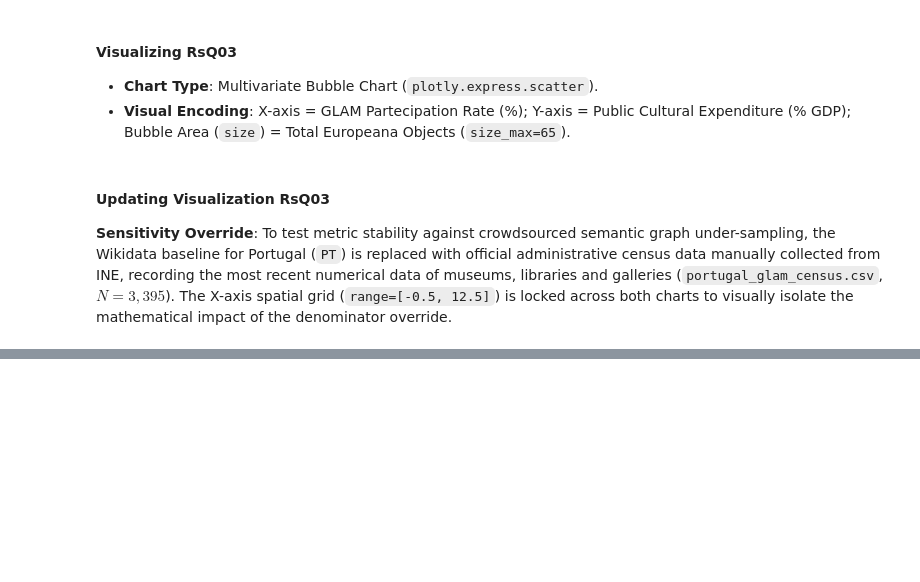
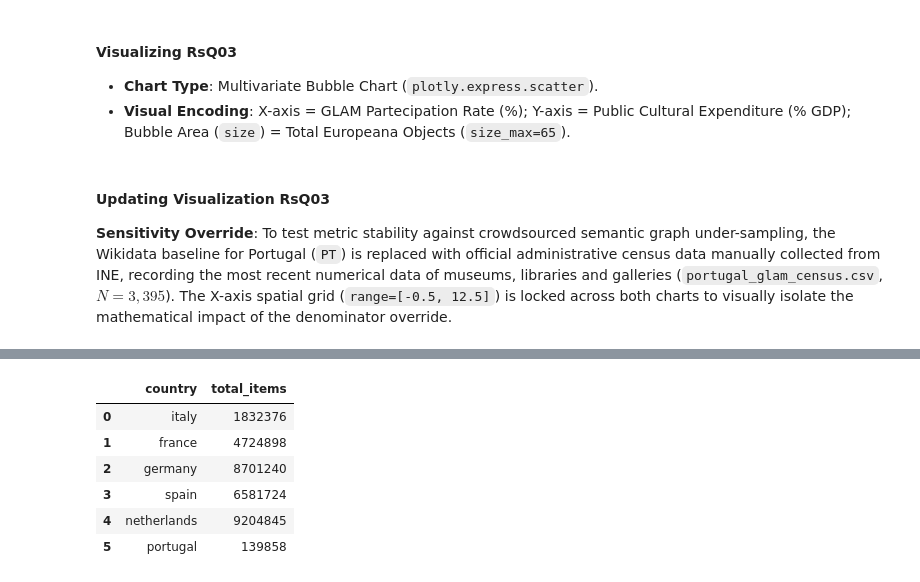
Before and after one commit to hexWitches/LODissea, a Jupyter notebook: notebook/LODissea_v1.ipynb, the cells around one changed output, grey strips where cells are left out. Drawn from its saved outputs; the diff is of its cells as text; code cells hidden in the pictures; blank space fills up the shorter version.

```diff
--- a/notebook/LODissea_v1.ipynb
+++ b/notebook/LODissea_v1.ipynb
@@ -627,0 +658,88 @@ fig3.show()
+# %%
+# Europeana Provider Data Collection
+import re
+
+TARGET_COUNTRIES = [
+    "italy", "france", "germany", "spain", "netherlands", "portugal",
+]
+LANG_BY_COUNTRY = {
+    "italy": "it", "france": "fr", "germany": "de",
+    "spain": "es", "netherlands": "nl", "portugal": "pt",
+}
+
+API_KEY = EUROPEANA_API_KEY
+
+def europeana_search(query="*", qf=None, facet=None, rows=0, **extra):
+    params = {"wskey": API_KEY, "query": query, "rows": rows, **extra}
+    if qf:
+        params["qf"] = qf
+    if facet:
+        params["facet"] = facet
+        params["profile"] = "facets"
+
+    for attempt in range(5):
+        resp = requests.get(EUROPEANA_SEARCH_URL, params=params)
+        if resp.status_code == 429:
+            wait = 2 ** attempt
+            print(f"Rate limited, waiting {wait}s...")
+            time.sleep(wait)
+            continue
+        if resp.status_code != 200:
+            print("URL:", resp.url)
+            print("Status:", resp.status_code)
+            print("Body:", resp.text[:1000])
+            resp.raise_for_status()
+        time.sleep(REQUEST_DELAY)
+        return resp.json()
+
+    raise RuntimeError(f"Failed after retries: {params}")
+
+
+test = europeana_search(query="*", qf=["COUNTRY:italy"], rows=1)
+print("success:", test.get("success"), "| totalResults:", test.get("totalResults"))
+
+def get_total_items(country):
+    result = europeana_search(query="*", qf=[f"COUNTRY:{country}"], rows=0)
+    return {"country": country, "total_items": result.get("totalResults", 0)}
+
+
+totals_df = pd.DataFrame([get_total_items(c) for c in TARGET_COUNTRIES])
+display(totals_df)
+
+def get_all_providers(country, page_size=200, max_pages=50):
+    rows = []
+    offset = 0
+    for _ in range(max_pages):
+        result = europeana_search(
+            query="*",
+            qf=[f"COUNTRY:{country}"],
+            facet="DATA_PROVIDER",
+            rows=0,
+            **{"f.DATA_PROVIDER.facet.limit": page_size, "f.DATA_PROVIDER.facet.offset": offset},
+        )
+        facets = result.get("facets", [])
+        page_rows = [
+            {"country": country, "provider": f["label"], "count": f["count"]}
+            for facet in facets
+            for f in facet.get("fields", [])
+        ]
+        rows.extend(page_rows)
+        if len(page_rows) < page_size:
+            break
+        offset += page_size
+    return rows
+
+
+providers_by_country = {}
+target_folder = DATA_DIR / "csv" / "providers_data"
+target_folder.mkdir(parents=True, exist_ok=True)
+
+for country in TARGET_COUNTRIES:
+    rows = get_all_providers(country)
+    country_df = pd.DataFrame(rows)
+    country_df.to_csv(target_folder / f"providers_{country}.csv", index=False)
+    providers_by_country[country] = country_df
+    print(f"{country}: {len(country_df)} distinct providers -> providers_{country}.csv")
+
+providers_df = pd.concat(providers_by_country.values(), ignore_index=True)
+# %% [output]
@@ -627,0 +747,7 @@ fig3.show()
+|  | country | total_items |
+| 0 | italy | 1832376 |
+| 1 | france | 4724898 |
+| 2 | germany | 8701240 |
+| 3 | spain | 6581724 |
+| 4 | netherlands | 9204845 |
+| 5 | portugal | 139858 |
```
Also changed, not shown: parts of 22 cells of this notebook, 22 other files.
